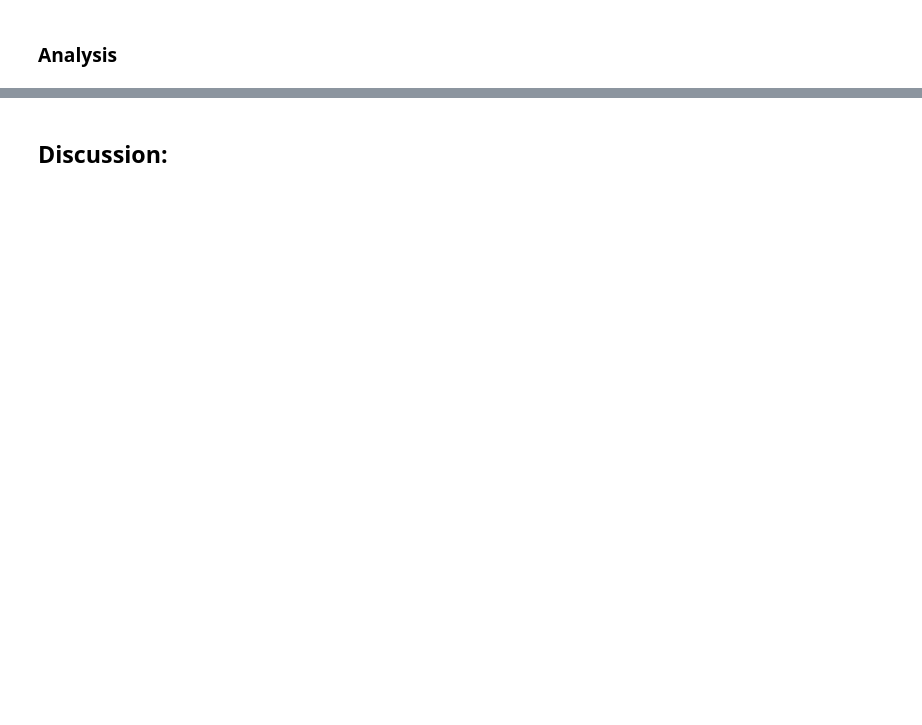
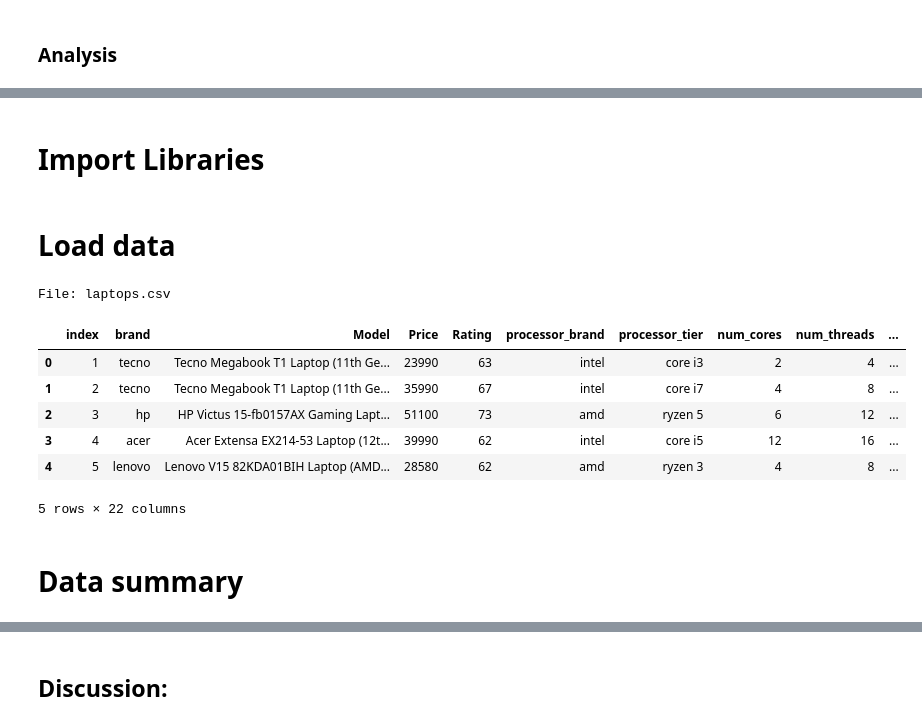
Before and after one commit to DSCI-310-2024/DSCI-310-Group_13, a Jupyter notebook: report.ipynb, the cells around one changed output, grey strips where cells are left out. Drawn from its saved outputs; the diff is of its cells as text; code cells hidden in the pictures; blank space fills up the shorter version.

```diff
--- a/report.ipynb
+++ b/report.ipynb
@@ -33,0 +65,2 @@ note: all tables and figure should have a figure/table number and a legend
+# %% [markdown]
+# Import Libraries
@@ -33,0 +83,37 @@ note: all tables and figure should have a figure/table number and a legend
+# %% [markdown]
+# Load data
+# %%
+import os
+import pandas as pd
+
+# Specify the path to the DATA folder
+data_folder = 'DATA'
+
+# Get the list of files in the DATA folder
+file_list = os.listdir(data_folder)
+
+# Read each file and store the data in a dictionary
+data_dict = {}
+for file_name in file_list:
+    file_path = os.path.join(data_folder, file_name)
+    if os.path.isfile(file_path):
+        data_dict[file_name] = pd.read_csv(file_path)  # Assuming the files are in CSV format
+
+# Visualize the main information from each file
+for file_name, data_frame in data_dict.items():
+    print(f"File: {file_name}")
+    display(data_frame.head())  # Display the first few rows of each data frame
+    print()
+
+df = data_frame
+# %% [output]
+File: laptops.csv
+|  | index | brand | Model | Price | Rating | processor_brand | processor_tier | num_cores | num_threads | ... |
+| 0 | 1 | tecno | Tecno Megabook T1 Laptop (11th Ge... | 23990 | 63 | intel | core i3 | 2 | 4 | ... |
+| 1 | 2 | tecno | Tecno Megabook T1 Laptop (11th Ge... | 35990 | 67 | intel | core i7 | 4 | 8 | ... |
+| 2 | 3 | hp | HP Victus 15-fb0157AX Gaming Lapt... | 51100 | 73 | amd | ryzen 5 | 6 | 12 | ... |
+| 3 | 4 | acer | Acer Extensa EX214-53 Laptop (12t... | 39990 | 62 | intel | core i5 | 12 | 16 | ... |
+| 4 | 5 | lenovo | Lenovo V15 82KDA01BIH Laptop (AMD... | 28580 | 62 | amd | ryzen 3 | 4 | 8 | ... |
+5 rows × 22 columns
+# %% [markdown]
+# Data summary
```
Also changed, not shown: parts of 16 cells of this notebook.
